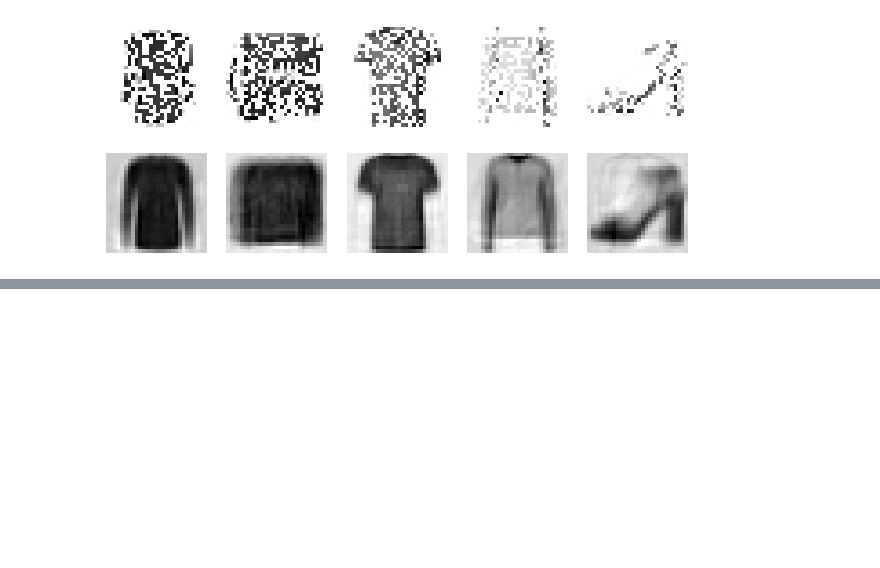
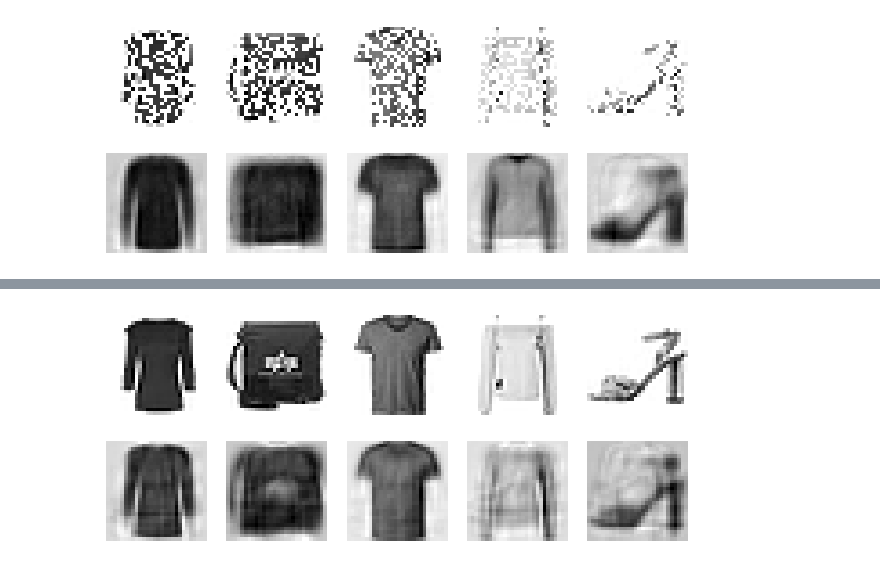
Before and after one commit to BlaiseMarvin/Machine-Learning-and-Big-Data-Analytics, a Jupyter notebook: deep_learning/autoencoders/example1.ipynb, the cells around one changed output, grey strips where cells are left out. Saved outputs shown, nothing was run; the diff lists cells and outputs as text; code cells hidden in the pictures; blank space fills up the shorter version.

```diff
--- a/deep_learning/autoencoders/example1.ipynb
+++ b/deep_learning/autoencoders/example1.ipynb
@@ -367,0 +423,30 @@ plt.show()
+# %%
+class KLDivergenceRegularizer(tf.keras.regularizers.Regularizer):
+    def __init__(self, weight, target):
+        self.weight = weight
+        self.target = target
+    def __call__(self, inputs):
+        mean_activities = tf.reduce_mean(inputs, axis=0)
+        return self.weight * (
+             kl_divergence(self.target, mean_activities) +
+             kl_divergence(1. - self.target, 1. - mean_activities)
+        )
+# %%
+kld_reg = KLDivergenceRegularizer(weight=5.0e-3, target=0.1)
+sparse_kl_encoder = tf.keras.Sequential([
+                                        tf.keras.layers.Flatten(),
+                                        tf.keras.layers.Dense(100, activation="relu"),
+                                        tf.keras.layers.Dense(300, activation="sigmoid",
+                                        activity_regularizer=kld_reg)
+                                        ])
+sparse_kl_decoder = tf.keras.Sequential([
+                                        tf.keras.layers.Dense(100, activation="relu"),
+                                        tf.keras.layers.Dense(28 * 28),
+                                        tf.keras.layers.Reshape([28, 28])
+                                        ])
+
+sparse_kl_ae = tf.keras.Sequential([sparse_kl_encoder, sparse_kl_decoder])
+
+sparse_kl_ae.compile(loss="mse", optimizer=tf.keras.optimizers.Nadam())
+history = sparse_kl_ae.fit(X_train, X_train, epochs=10,
+                           validation_data=(X_valid, X_valid))
@@ -367,0 +474,4 @@ plt.show()
+# %%
+plot_reconstructions(sparse_kl_ae)
+plt.show()
+# %% [output]
@@ -367,0 +480 @@ plt.show()
+[figure, added]
```
Also changed, not shown: parts of 34 cells of this notebook, 56 other files.
